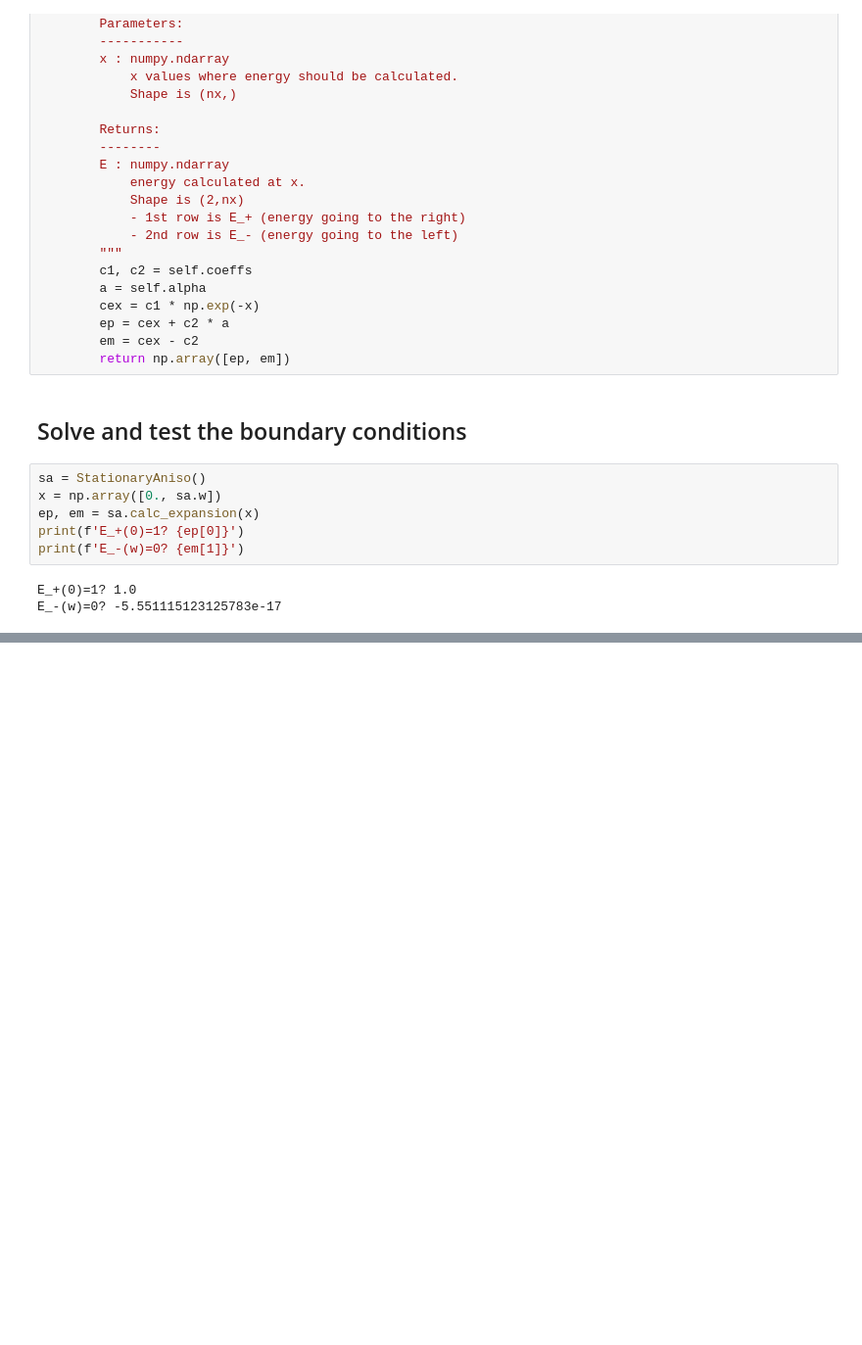
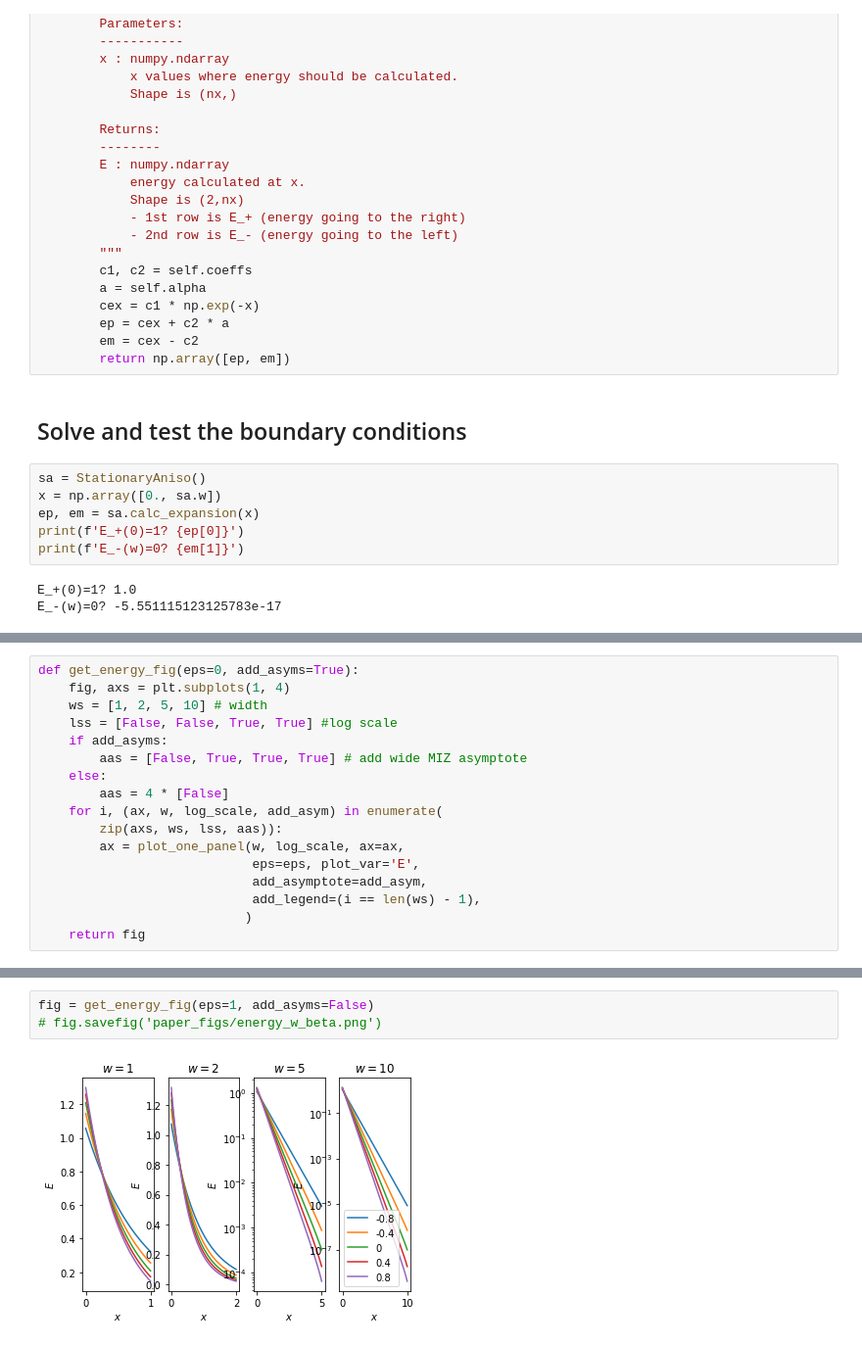
Before and after one commit to tdcwilliams/pywave, a Jupyter notebook: notebooks/energy_transport/stationary-aniso.ipynb, the cells around one changed output, grey strips where cells are left out. Shown at 98% size. Cells and saved outputs as stored; diff of their text form; blank space fills up the shorter version.

```diff
--- a/notebooks/energy_transport/stationary-aniso.ipynb
+++ b/notebooks/energy_transport/stationary-aniso.ipynb
@@ -290,0 +313,17 @@ fig.savefig('paper_figs/energy_w_beta.png')
+# %%
+def get_energy_fig(eps=0, add_asyms=True):
+    fig, axs = plt.subplots(1, 4)
+    ws = [1, 2, 5, 10] # width
+    lss = [False, False, True, True] #log scale
+    if add_asyms:
+        aas = [False, True, True, True] # add wide MIZ asymptote
+    else:
+        aas = 4 * [False]
+    for i, (ax, w, log_scale, add_asym) in enumerate(
+        zip(axs, ws, lss, aas)):
+        ax = plot_one_panel(w, log_scale, ax=ax,
+                            eps=eps, plot_var='E',
+                            add_asymptote=add_asym,
+                            add_legend=(i == len(ws) - 1),
+                           )
+    return fig
@@ -290,0 +336,5 @@ fig.savefig('paper_figs/energy_w_beta.png')
+# %%
+fig = get_energy_fig(eps=1, add_asyms=False)
+# fig.savefig('paper_figs/energy_w_beta.png')
+# %% [output]
+[figure, added]
```
Also changed, not shown: parts of 30 cells of this notebook.
